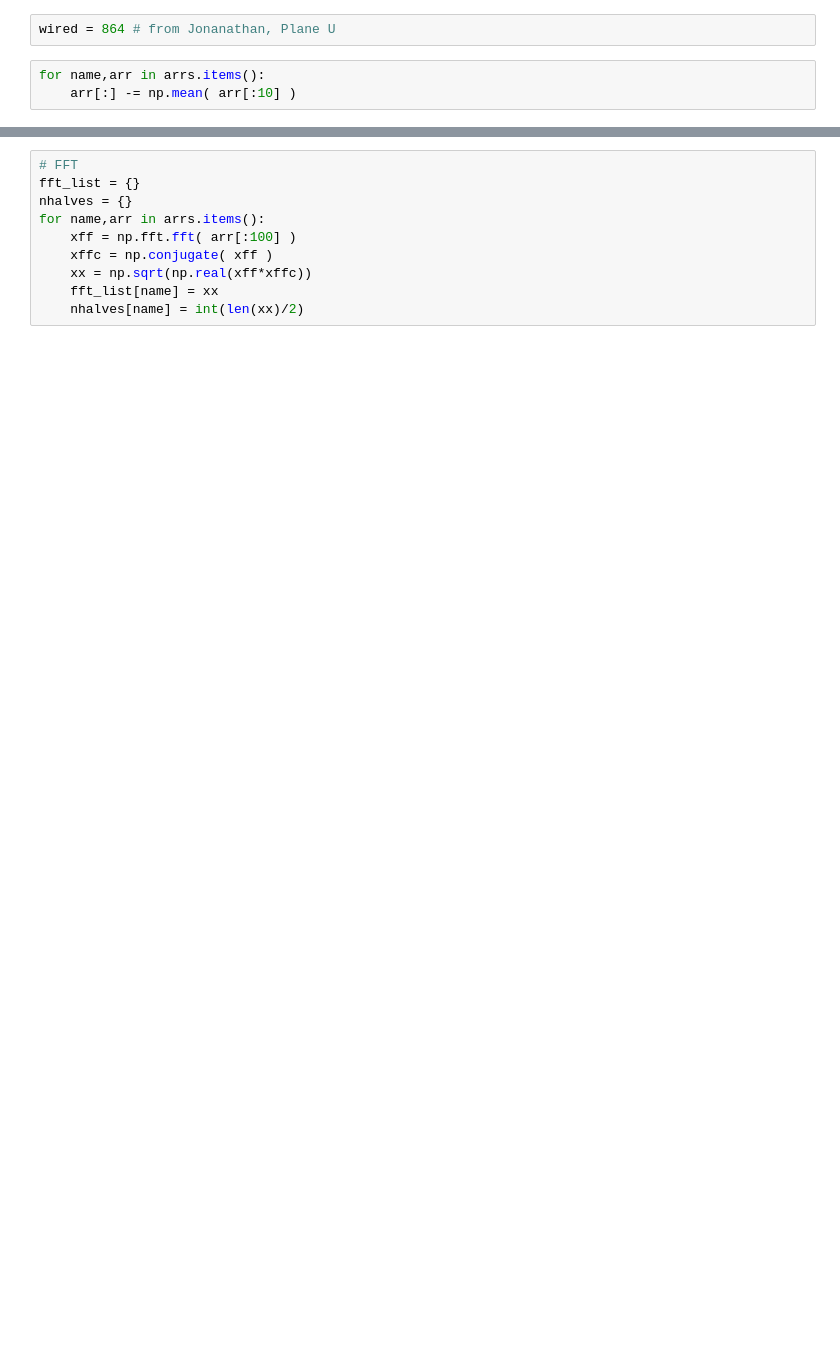
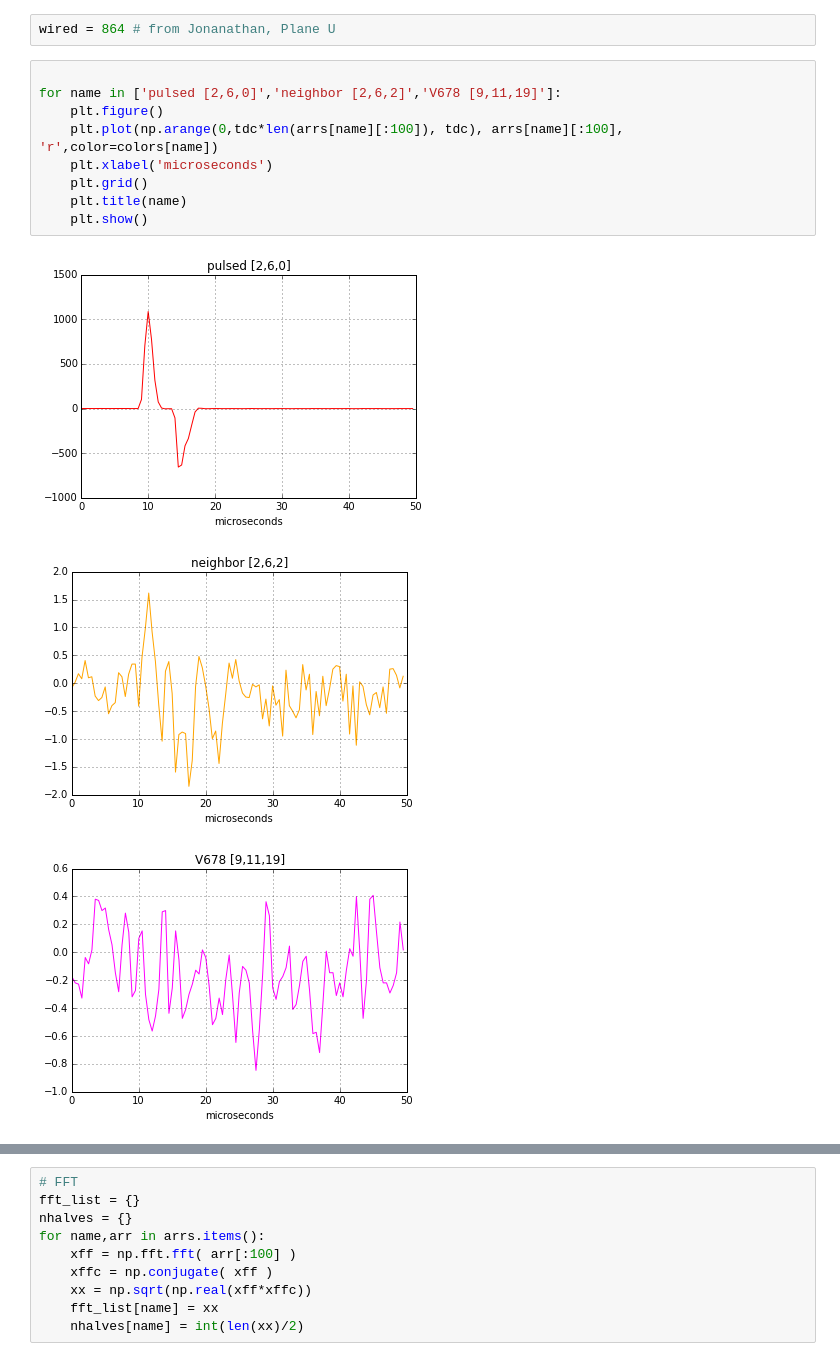
Before and after one commit to twongjirad/showstopper, a Jupyter notebook: scratch_fft.ipynb, the cells around one changed output, grey strips where cells are left out. Drawn from its saved outputs; the diff is of its cells as text; blank space fills up the shorter version.

```diff
--- a/scratch_fft.ipynb
+++ b/scratch_fft.ipynb
@@ -46,9 +59,19 @@ print 'Period: ',T,'microseconds'
 Period:  50.0 microseconds
 # %%
 wired = 864 # from Jonanathan, Plane U
-# %%
-for name,arr in arrs.items():
-    arr[:] -= np.mean( arr[:10] )
+# %%
+
+for name in ['pulsed [2,6,0]','neighbor [2,6,2]','V678 [9,11,19]']:
+    plt.figure()
+    plt.plot(np.arange(0,tdc*len(arrs[name][:100]), tdc), arrs[name][:100], 'r',color=colors[name])
+    plt.xlabel('microseconds')
+    plt.grid()
+    plt.title(name)
+    plt.show()
+# %% [output]
+[figure, added]
+[figure, added]
+[figure, added]
 # %%
 plt.figure()
 sig = 'pulsed [2,6,0]'
```
Also changed, not shown: parts of 9 cells of this notebook, 2 other files.
